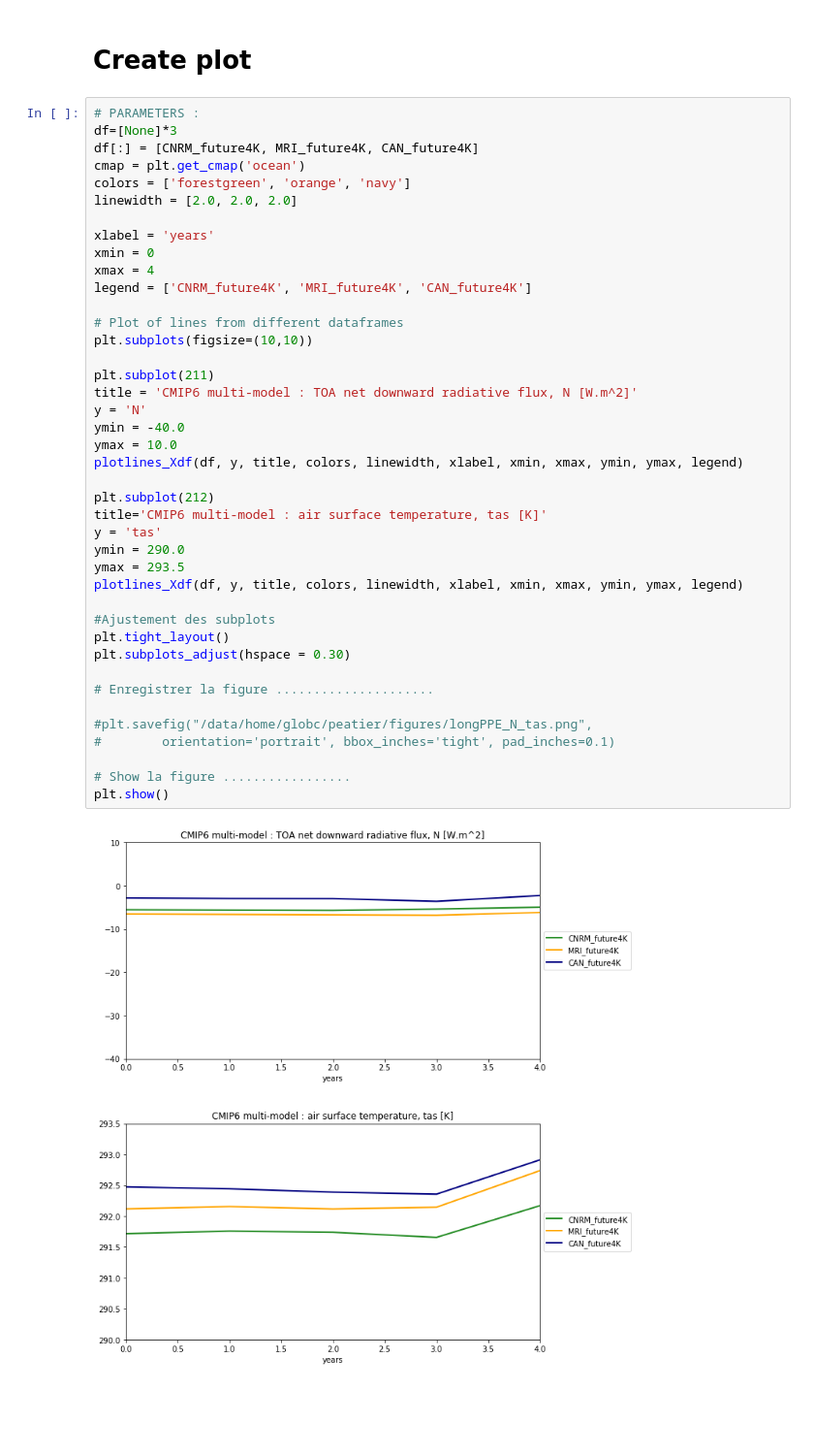
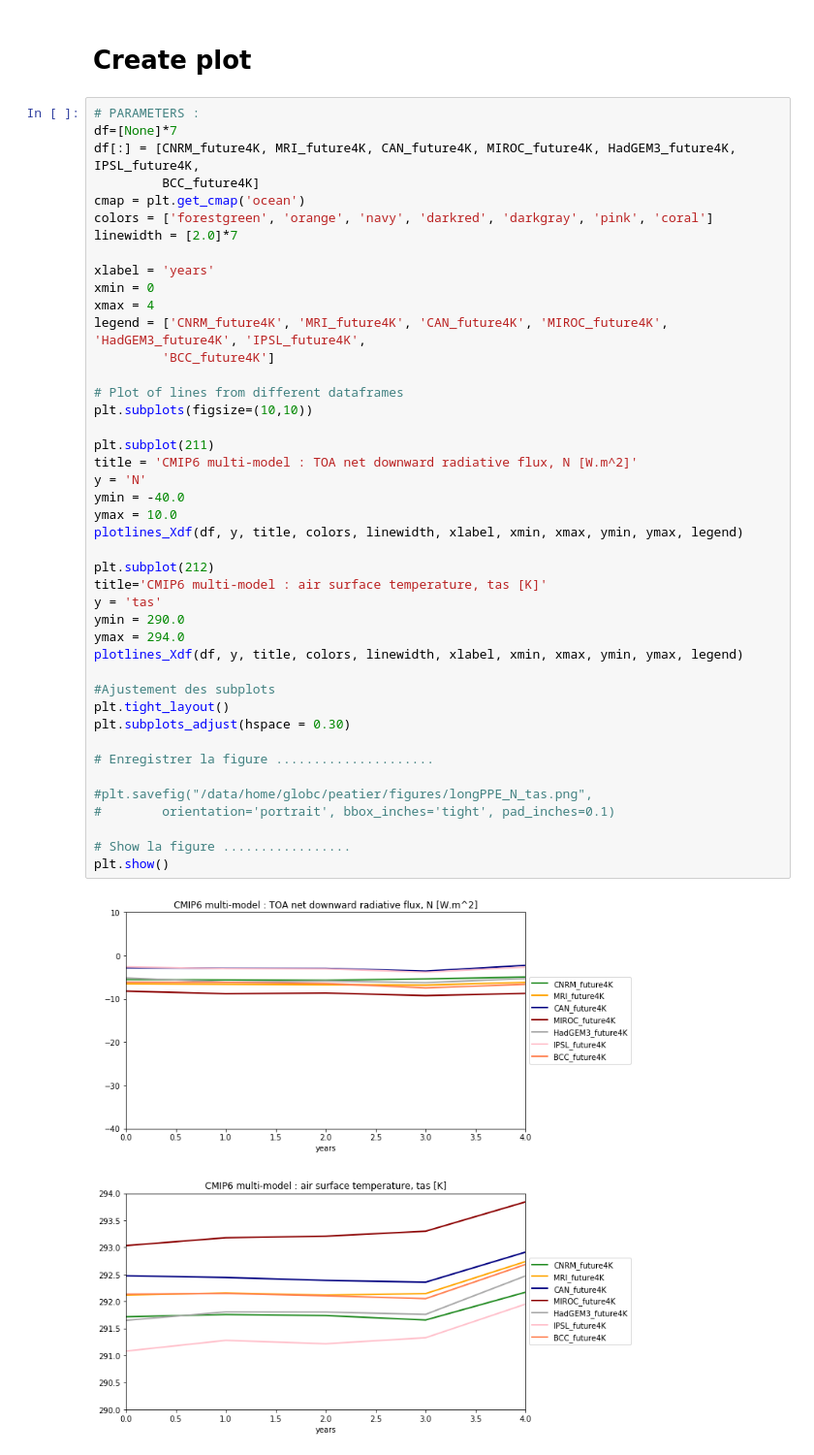
Before and after one commit to benmsanderson/CNRMppe, a Jupyter notebook: CMIP6/CFMIP_Lambda.ipynb, the cells around one changed output. Shown: that part at 97% size. Drawn from its saved outputs; the diff is of its cells as text; blank space fills up the shorter version.

```diff
--- a/CMIP6/CFMIP_Lambda.ipynb
+++ b/CMIP6/CFMIP_Lambda.ipynb
@@ -99,44 +226,46 @@ CAN_future4K
 # Create plot
 # %%
 # PARAMETERS :
-df=[None]*3
-df[:] = [CNRM_future4K, MRI_future4K, CAN_future4K]
+df=[None]*7
+df[:] = [CNRM_future4K, MRI_future4K, CAN_future4K, MIROC_future4K, HadGEM3_future4K, IPSL_future4K,
+         BCC_future4K]
 cmap = plt.get_cmap('ocean')
-colors = ['forestgreen', 'orange', 'navy']
-linewidth = [2.0, 2.0, 2.0]
+colors = ['forestgreen', 'orange', 'navy', 'darkred', 'darkgray', 'pink', 'coral']
+linewidth = [2.0]*7
 
 xlabel = 'years'
 xmin = 0
 xmax = 4
-legend = ['CNRM_future4K', 'MRI_future4K', 'CAN_future4K']
+legend = ['CNRM_future4K', 'MRI_future4K', 'CAN_future4K', 'MIROC_future4K', 'HadGEM3_future4K', 'IPSL_future4K',
+         'BCC_future4K']
 
 # Plot of lines from different dataframes
 plt.subplots(figsize=(10,10))
 
 plt.subplot(211)
 title = 'CMIP6 multi-model : TOA net downward radiative flux, N [W.m^2]'
 y = 'N'
 ymin = -40.0
 ymax = 10.0
 plotlines_Xdf(df, y, title, colors, linewidth, xlabel, xmin, xmax, ymin, ymax, legend)
 
 plt.subplot(212)
 title='CMIP6 multi-model : air surface temperature, tas [K]'
 y = 'tas'
 ymin = 290.0
-ymax = 293.5
+ymax = 294.0
 plotlines_Xdf(df, y, title, colors, linewidth, xlabel, xmin, xmax, ymin, ymax, legend)
 
 #Ajustement des subplots
 plt.tight_layout()
 plt.subplots_adjust(hspace = 0.30)
 
 # Enregistrer la figure .....................
 
 #plt.savefig("/data/home/globc/peatier/figures/longPPE_N_tas.png",
 #        orientation='portrait', bbox_inches='tight', pad_inches=0.1)
 
 # Show la figure .................
 plt.show()
 # %% [output]
-[figure, old version]
+[figure, new version]
```
Also changed, not shown: parts of 5 cells of this notebook, 5 other files.
